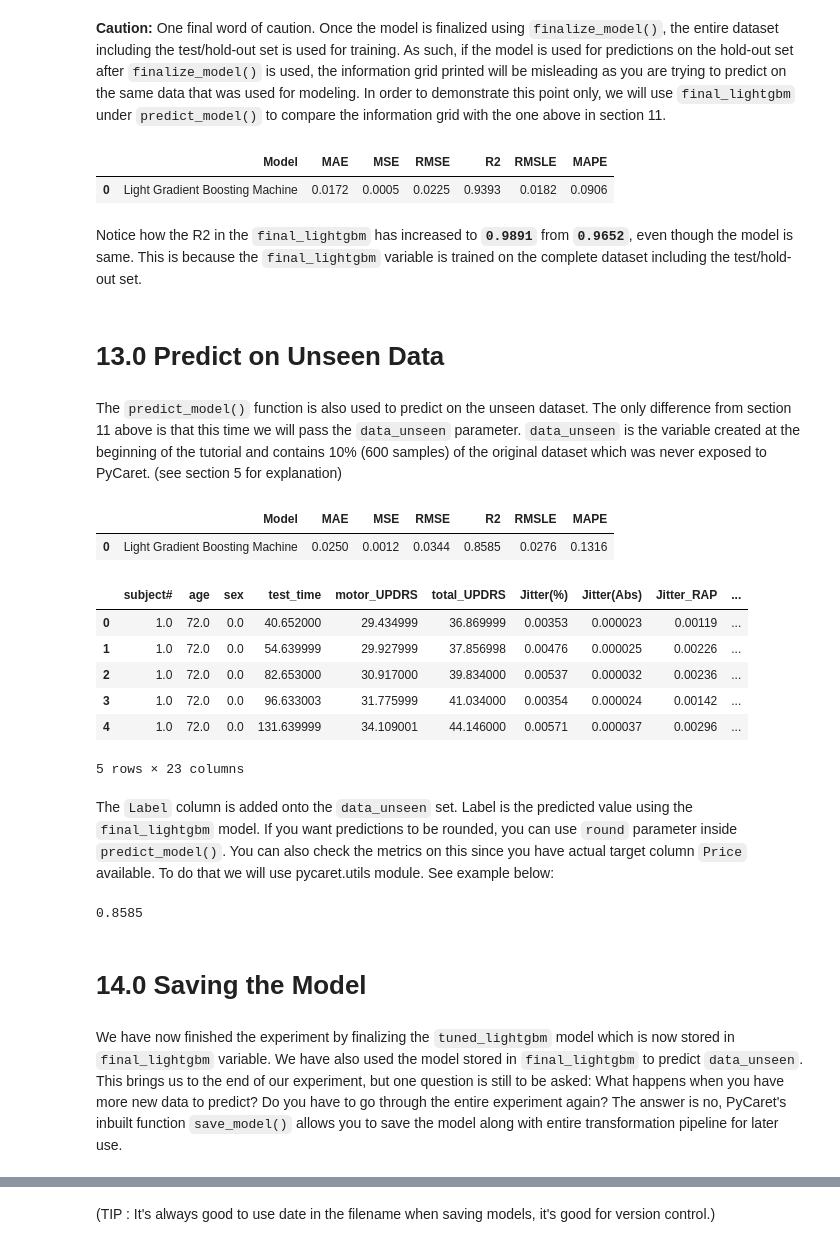
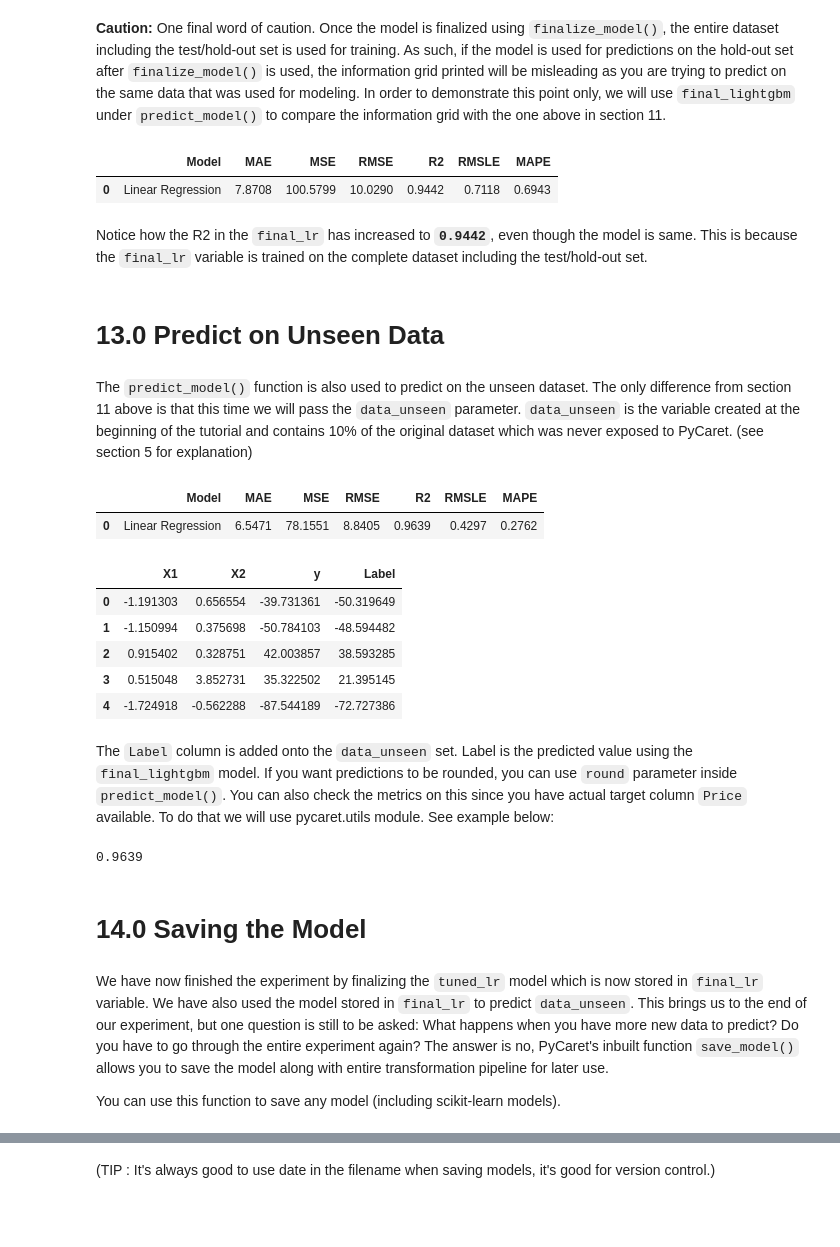
Before and after one commit to orchidalgia/CBM101, a Jupyter notebook: F_Machine_learning/2_Supervised-Learning/Pycaret_regression.ipynb, the cells around one changed output, grey strips where cells are left out. Cells and saved outputs as stored; diff of their text form; code cells hidden in the pictures; blank space fills up the shorter version.

Commit message:
add pycaret regression nb

```diff
--- a/F_Machine_learning/2_Supervised-Learning/Pycaret_regression.ipynb
+++ b/F_Machine_learning/2_Supervised-Learning/Pycaret_regression.ipynb
@@ -81,6 +73,6 @@ In order to demonstrate the `predict_model()` function on unseen data, a sample
 # %%
-data = dataset.sample(frac=0.9, random_state=786)
-data_unseen = dataset.drop(data.index)
+data = df.sample(frac=0.9, random_state=786)
+data_unseen = df.drop(data.index)
 
 data.reset_index(drop=True, inplace=True)
 data_unseen.reset_index(drop=True, inplace=True)
@@ -398 +392,3 @@ final_lightgbm = finalize_model(tuned_lightgbm)
+# %%
+final_lr = finalize_model(tuned_lr)
 # %%
@@ -421,37 +398,38 @@ Pipeline(memory=Memory(location=C:\Users\Aleksi\AppData\Local\Temp\joblib),
 # %% [markdown]
 **Caution:** One final word of caution. Once the model is finalized using `finalize_model()`, the entire dataset including the test/hold-out set is used for training. As such, if the model is used for predictions on the hold-out set after `finalize_model()` is used, the information grid printed will be misleading as you are trying to predict on the same data that was used for modeling. In order to demonstrate this point only, we will use `final_lightgbm` under `predict_model()` to compare the information grid with the one above in section 11.
 # %%
-predict_model(final_lightgbm);
+predict_model(final_lr);
 # %% [output]
 |  | Model | MAE | MSE | RMSE | R2 | RMSLE | MAPE |
-| 0 | Light Gradient Boosting Machine | 0.0172 | 0.0005 | 0.0225 | 0.9393 | 0.0182 | 0.0906 |
+| 0 | Linear Regression | 7.8708 | 100.5799 | 10.0290 | 0.9442 | 0.7118 | 0.6943 |
 # %% [markdown]
-Notice how the R2 in the `final_lightgbm` has increased to **`0.9891`** from **`0.9652`**, even though the model is same. This is because the `final_lightgbm` variable is trained on the complete dataset including the test/hold-out set.
+Notice how the R2 in the `final_lr` has increased to **`0.9442`**, even though the model is same. This is because the `final_lr` variable is trained on the complete dataset including the test/hold-out set.
 # %% [markdown]
 # 13.0 Predict on Unseen Data
 # %% [markdown]
-The `predict_model()` function is also used to predict on the unseen dataset. The only difference from section 11 above is that this time we will pass the `data_unseen` parameter. `data_unseen` is the variable created at the beginning of the tutorial and contains 10% (600 samples) of the original dataset which was never exposed to PyCaret. (see section 5 for explanation)
+The `predict_model()` function is also used to predict on the unseen dataset. The only difference from section 11 above is that this time we will pass the `data_unseen` parameter. `data_unseen` is the variable created at the beginning of the tutorial and contains 10% of the original dataset which was never exposed to PyCaret. (see section 5 for explanation)
 # %%
-unseen_predictions = predict_model(final_lightgbm, data=data_unseen)
+unseen_predictions = predict_model(final_lr, data=data_unseen)
 unseen_predictions.head()
 # %% [output]
 |  | Model | MAE | MSE | RMSE | R2 | RMSLE | MAPE |
-| 0 | Light Gradient Boosting Machine | 0.0250 | 0.0012 | 0.0344 | 0.8585 | 0.0276 | 0.1316 |
+| 0 | Linear Regression | 6.5471 | 78.1551 | 8.8405 | 0.9639 | 0.4297 | 0.2762 |
-|  | subject# | age | sex | test_time | motor_UPDRS | total_UPDRS | Jitter(%) | Jitter(Abs) | Jitter_RAP | ... |
-| 0 | 1.0 | 72.0 | 0.0 | 40.652000 | 29.434999 | 36.869999 | 0.00353 | 0.000023 | 0.00119 | ... |
-| 1 | 1.0 | 72.0 | 0.0 | 54.639999 | 29.927999 | 37.856998 | 0.00476 | 0.000025 | 0.00226 | ... |
-| 2 | 1.0 | 72.0 | 0.0 | 82.653000 | 30.917000 | 39.834000 | 0.00537 | 0.000032 | 0.00236 | ... |
-| 3 | 1.0 | 72.0 | 0.0 | 96.633003 | 31.775999 | 41.034000 | 0.00354 | 0.000024 | 0.00142 | ... |
-| 4 | 1.0 | 72.0 | 0.0 | 131.639999 | 34.109001 | 44.146000 | 0.00571 | 0.000037 | 0.00296 | ... |
+|  | X1 | X2 | y | Label |
+| 0 | -1.191303 | 0.656554 | -39.731361 | -50.319649 |
+| 1 | -1.150994 | 0.375698 | -50.784103 | -48.594482 |
+| 2 | 0.915402 | 0.328751 | 42.003857 | 38.593285 |
+| 3 | 0.515048 | 3.852731 | 35.322502 | 21.395145 |
+| 4 | -1.724918 | -0.562288 | -87.544189 | -72.727386 |
-5 rows × 23 columns
 # %% [markdown]
 The `Label` column is added onto the `data_unseen` set. Label is the predicted value using the `final_lightgbm` model. If you want predictions to be rounded, you can use `round` parameter inside `predict_model()`. You can also check the metrics on this since you have actual target column `Price` available. To do that we will use pycaret.utils module. See example below:
 # %%
 from pycaret.utils import check_metric
-check_metric(unseen_predictions.PPE, unseen_predictions.Label, 'R2')
+check_metric(unseen_predictions.y, unseen_predictions.Label, 'R2')
 # %% [output]
-0.8585
+0.9639
 # %% [markdown]
 # 14.0 Saving the Model
 # %% [markdown]
-We have now finished the experiment by finalizing the `tuned_lightgbm` model which is now stored in `final_lightgbm` variable. We have also used the model stored in `final_lightgbm` to predict `data_unseen`. This brings us to the end of our experiment, but one question is still to be asked: What happens when you have more new data to predict? Do you have to go through the entire experiment again? The answer is no, PyCaret's inbuilt function `save_model()` allows you to save the model along with entire transformation pipeline for later use.
+We have now finished the experiment by finalizing the `tuned_lr` model which is now stored in `final_lr` variable. We have also used the model stored in `final_lr` to predict `data_unseen`. This brings us to the end of our experiment, but one question is still to be asked: What happens when you have more new data to predict? Do you have to go through the entire experiment again? The answer is no, PyCaret's inbuilt function `save_model()` allows you to save the model along with entire transformation pipeline for later use.
+
+You can use this function to save any model (including scikit-learn models).
```
Also changed, not shown: parts of 48 cells of this notebook, 3 other files.
